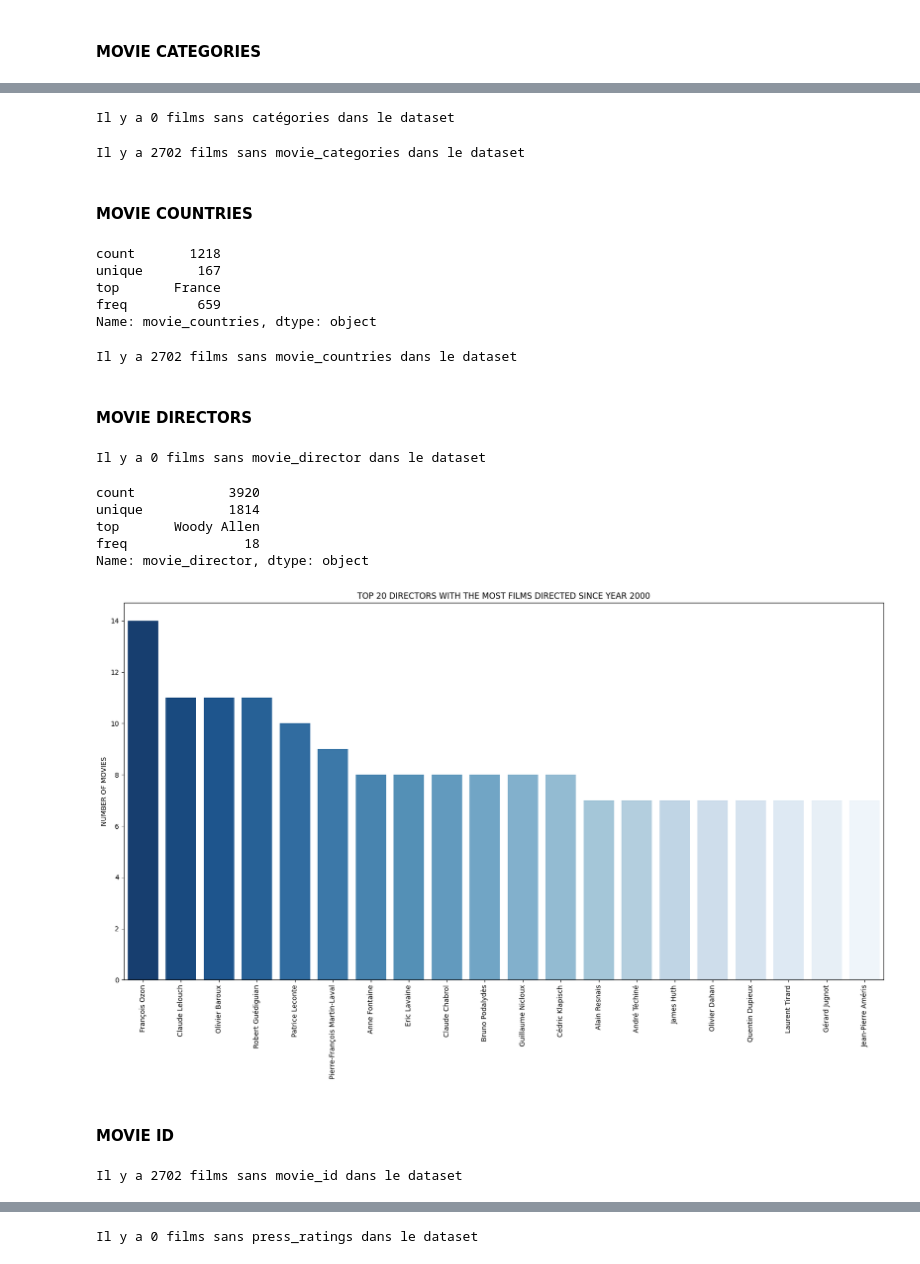
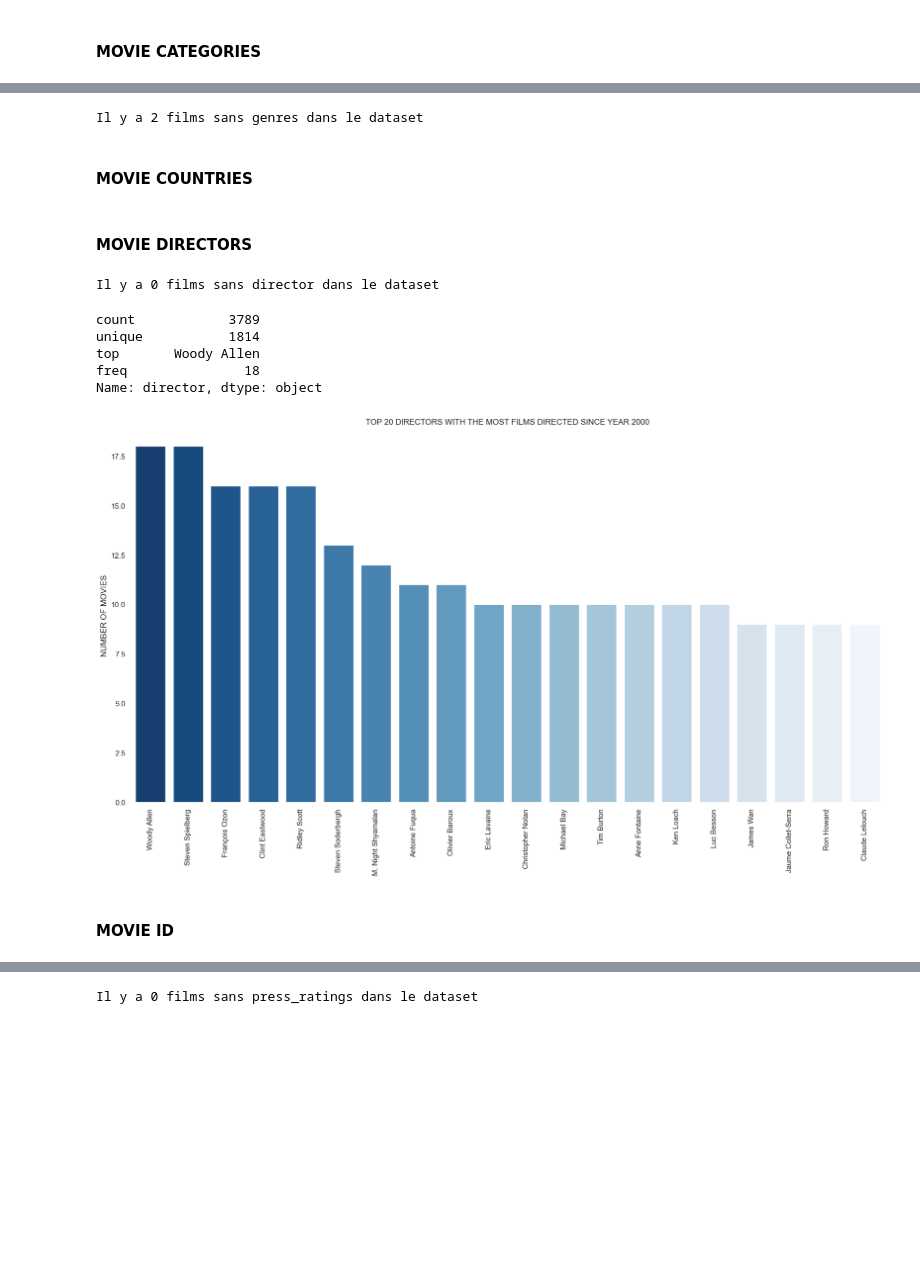
Before and after one commit to t7bo/BOX, a Jupyter notebook: eda/EDA.ipynb, the cells around one changed output, grey strips where cells are left out. Cells and saved outputs as stored; diff of their text form; code cells hidden in the pictures; blank space fills up the shorter version.

Commit message:
new EDA update with allocine data

```diff
--- a/eda/EDA.ipynb
+++ b/eda/EDA.ipynb
@@ -224,0 +216,9 @@ dataframe.shape
+# %%
+data = pd.read_csv(r'C:\Users\Thibaut\Documents\SIMPLON\DEV-IA\BOXOFFICE\scraping\data\group_films.csv')
+frame = pd.read_csv(r'C:\Users\Thibaut\Documents\SIMPLON\DEV-IA\BOXOFFICE\scraping\data\EDA.csv')
+frame = frame.rename(columns={'duration_m':'duration','directors':'director'})
+dataframe = pd.merge(data, frame, on=["title", "director", "duration"], how='left')
+dataframe = dataframe.rename(columns={'genres_x':'genres', 'synopsis_x':'synopsis', 'entries':'ENTRIES'})
+dataframe = dataframe.drop_duplicates()
+dataframe = dataframe.drop(columns=["genres_y", "synopsis_y"], axis=1)
+dataframe
@@ -331,64 +307,49 @@ Name: movie_categories, dtype: object
 # %%
-nan = dataframe.casting.isna().sum()
-print(f'Il y a {nan} films sans catégories dans le dataset')
+nan = dataframe.genres.isna().sum()
+print(f'Il y a {nan} films sans genres dans le dataset')
 # %% [output]
-Il y a 0 films sans catégories dans le dataset
+Il y a 2 films sans genres dans le dataset
-# %%
-nan = dataframe.movie_categories.isna().sum()
-print(f'Il y a {nan} films sans movie_categories dans le dataset')
-# %% [output]
-Il y a 2702 films sans movie_categories dans le dataset
 # %% [markdown]
 #### MOVIE COUNTRIES
 # %%
-dataframe.movie_countries.describe()
+# dataframe.movie_countries.describe()
-# %% [output]
-count       1218
-unique       167
-top       France
-freq         659
-Name: movie_countries, dtype: object
 # %%
-nan = dataframe.movie_countries.isna().sum()
-print(f'Il y a {nan} films sans movie_countries dans le dataset')
+# nan = dataframe.movie_countries.isna().sum()
+# print(f'Il y a {nan} films sans movie_countries dans le dataset')
-# %% [output]
-Il y a 2702 films sans movie_countries dans le dataset
 # %% [markdown]
 #### MOVIE DIRECTORS
 # %%
-nan = dataframe.movie_director.isna().sum()
-print(f'Il y a {nan} films sans movie_director dans le dataset')
+nan = dataframe.director.isna().sum()
+print(f'Il y a {nan} films sans director dans le dataset')
 # %% [output]
-Il y a 0 films sans movie_director dans le dataset
+Il y a 0 films sans director dans le dataset
 # %%
-dataframe.movie_director.describe()
+dataframe.director.describe()
 # %% [output]
-count            3920
+count            3789
 unique           1814
 top       Woody Allen
 freq               18
-Name: movie_director, dtype: object
+Name: director, dtype: object
 # %%
-test = dataframe.groupby("movie_director").count().reset_index()
-test = test.rename(columns={"movie_boxoffice": "Total"})
+test = dataframe.groupby("director").count().reset_index()
+test = test.rename(columns={"casting": "Total"})
 test_top = test.sort_values(by="Total", ascending=False).head(20)
-test_top = test_top[["movie_director", "Total"]]
+test_top = test_top[["director", "Total"]]
 plt.figure(figsize=(20,10))
 plt.title("TOP 20 DIRECTORS WITH THE MOST FILMS DIRECTED SINCE YEAR 2000")
-sns.barplot(test_top, x='movie_director', y="Total", hue="movie_director", palette="Blues_r", legend=False)
+sns.barplot(test_top, x='director', y="Total", hue="director", palette="Blues_r", legend=False)
 plt.xticks(rotation='vertical')
 plt.ylabel('NUMBER OF MOVIES')
 plt.xlabel('')
 plt.show()
 # %% [output]
-[figure, old version]
+[figure, new version]
 # %% [markdown]
 #### MOVIE ID
 # %%
 # Que faire?
 # %%
-nan = dataframe.movie_id.isna().sum()
-print(f'Il y a {nan} films sans movie_id dans le dataset')
+# nan = dataframe.movie_id.isna().sum()
+# print(f'Il y a {nan} films sans movie_id dans le dataset')
-# %% [output]
-Il y a 2702 films sans movie_id dans le dataset
 # %% [markdown]
```
Also changed, not shown: parts of 74 cells of this notebook, 1 other file.
